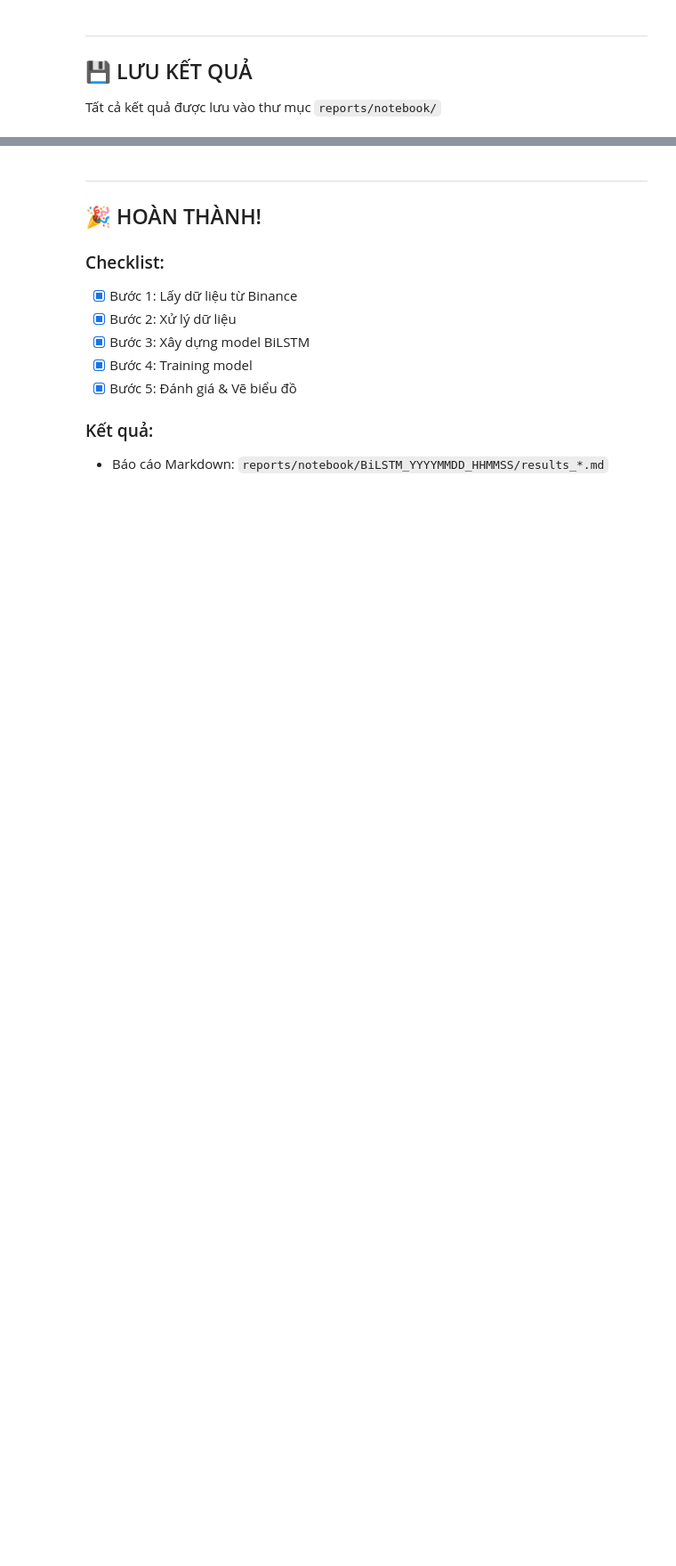
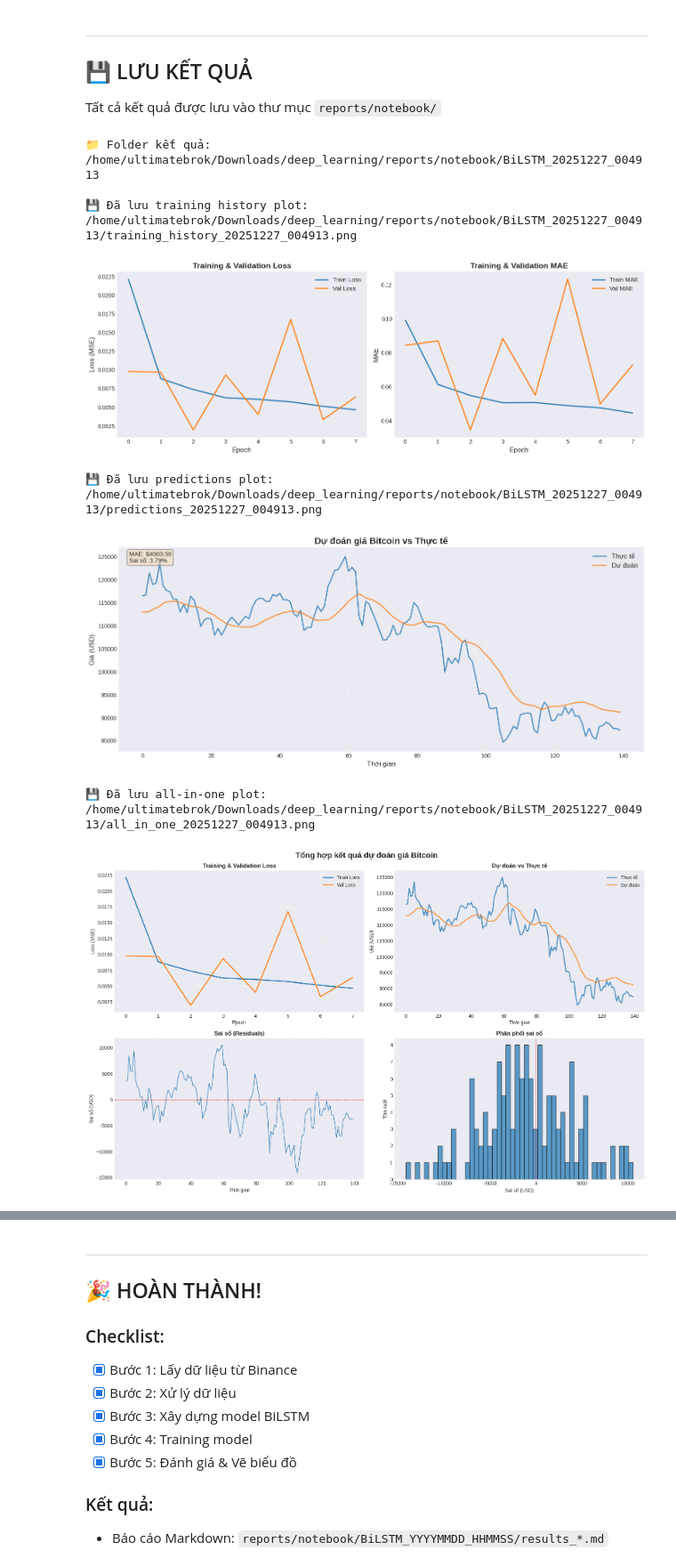
Before and after one commit to ultimateBroK/deep_learning, a Jupyter notebook: notebooks/run_complete.ipynb, the cells around one changed output, grey strips where cells are left out. Shown at 89% size. Saved outputs shown, nothing was run; the diff lists cells and outputs as text; code cells hidden in the pictures; blank space fills up the shorter version.

```diff
--- a/notebooks/run_complete.ipynb
+++ b/notebooks/run_complete.ipynb
@@ -68,8 +86,27 @@ Thay đổi các tham số tùy ý:
 # Reproducibility
 SEED = 42  # Đổi seed để chạy thử nghiệm; đặt <0 để không cố định
 
+# Symbol
+SYMBOL = "BTC/USDT"  # Trading pair symbol
+
 # Data parameters (CSV local)
-DATA_PATH = "data/btc_1d_data_2018_to_2025.csv"  # Đổi sang 4h nếu muốn: data/btc_4h_data_2018_to_2025.csv
+# Sử dụng project_root để tìm đường dẫn đúng (notebook chạy từ notebooks/)
+# Đảm bảo Path được import (đã import trong cell 2, nhưng fallback để chắc chắn)
+try:
+    from pathlib import Path
+except ImportError:
+    pass
+
+try:
+    # project_root đã được định nghĩa trong cell 2
+    data_file_relative = "data/btc_1d_data_2018_to_2025.csv"  # Đổi sang 4h nếu muốn: data/btc_4h_data_2018_to_2025.csv
+    DATA_PATH = str(project_root / data_file_relative)
+except NameError:
+    # Fallback nếu project_root chưa được định nghĩa (chạy cell này trước cell 2)
+    project_root = Path.cwd().parent
+    data_file_relative = "data/btc_1d_data_2018_to_2025.csv"
+    DATA_PATH = str(project_root / data_file_relative)
+
 LIMIT = 1500                                      # Lấy N dòng cuối (<=0 = lấy tất cả)
 REFRESH_CACHE = False                             # True = đọc lại CSV gốc, False = dùng cache normalized
 
@@ -345,10 +544,16 @@ plot_all_in_one(history, y_true, y_pred, save_path=str(plot_all_in_one_file))
 # Metadata dữ liệu
 try:
     data_rows = len(df)
-    data_start = str(df['datetime'].iloc[0])
-    data_end = str(df['datetime'].iloc[-1])
+    # Polars DataFrame: sử dụng .row() hoặc .select()
+    data_start = str(df.select('datetime').row(0)[0])
+    data_end = str(df.select('datetime').row(-1)[0])
 except Exception:
-    data_rows, data_start, data_end = None, None, None
+    try:
+        # Fallback: thử cách khác
+        data_start = str(df['datetime'].min())
+        data_end = str(df['datetime'].max())
+    except Exception:
+        data_rows, data_start, data_end = None, None, None
 
 # Metadata split
 train_samples = len(X_train)
@@ -358,6 +563,7 @@ scaler_type = 'minmax'
 
 # Chuẩn bị config và metrics
 config_dict = {
+    'data_path': DATA_PATH,  # Thêm data_path để hiển thị Source CSV
     'symbol': SYMBOL,
     'timeframe': TIMEFRAME,
     'limit': LIMIT,
@@ -374,30 +580,39 @@ config_dict = {
     'lstm_units': LSTM_UNITS,
     'dropout_rate': DROPOUT_RATE,
     'epochs': EPOCHS,
     'batch_size': BATCH_SIZE,
     'early_stopping_patience': EARLY_STOPPING_PATIENCE,
     'best_epoch': best_epoch,
     'best_val_loss': best_val_loss,
     'train_seconds': train_seconds,
     'checkpoint_path': checkpoint_path,
 }
 
 plots_dict = {
     'training_history': timestamp_suffix,
     'predictions': timestamp_suffix,
     'all_in_one': timestamp_suffix
 }
 
 # Lưu báo cáo
 save_markdown_report(
     folder_path=results_folder,
     config=config_dict,
     metrics=eval_result,
     history=history.history,
     plots=plots_dict
 )
 save_config(results_folder, config_dict)
 save_metrics(results_folder, eval_result)
 
 # Đánh dấu checklist
 print("\n✅ Bước 5 hoàn thành!")
+# %% [output]
+📁 Folder kết quả: /home/ultimatebrok/Downloads/deep_learning/reports/notebook/BiLSTM_20251227_004913
+
+💾 Đã lưu training history plot: /home/ultimatebrok/Downloads/deep_learning/reports/notebook/BiLSTM_20251227_004913/training_history_20251227_004913.png
+[figure, added]
+💾 Đã lưu predictions plot: /home/ultimatebrok/Downloads/deep_learning/reports/notebook/BiLSTM_20251227_004913/predictions_20251227_004913.png
+[figure, added]
+💾 Đã lưu all-in-one plot: /home/ultimatebrok/Downloads/deep_learning/reports/notebook/BiLSTM_20251227_004913/all_in_one_20251227_004913.png
+[figure, added]
```
Also changed, not shown: parts of 15 cells of this notebook, 2 other files.
